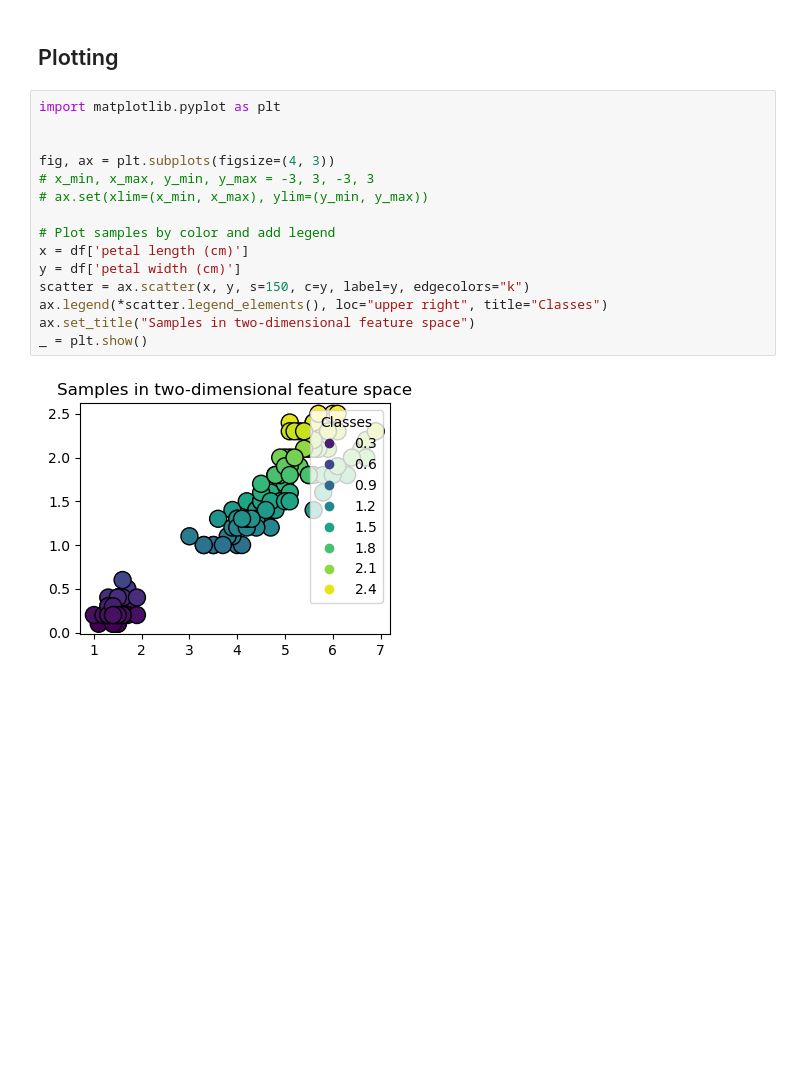
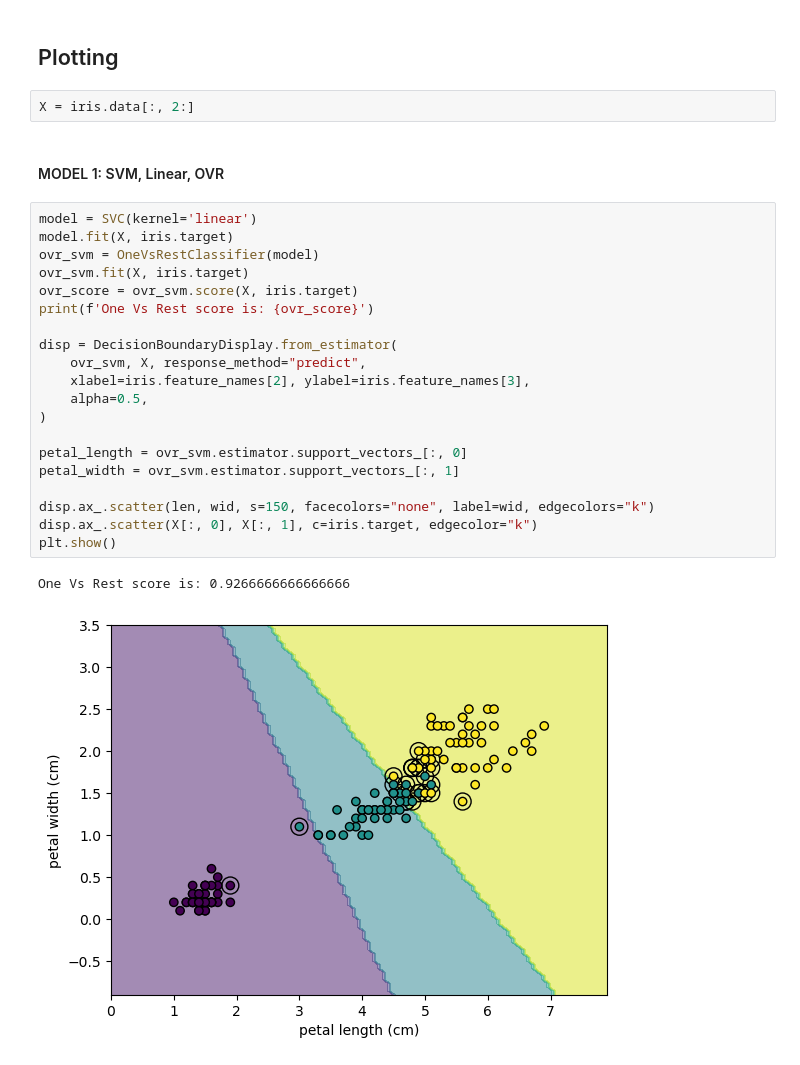
Before and after one commit to ameram/NUT-S1-ML, a Jupyter notebook: HW3/hw3_p2.ipynb, the cells around one changed output. Saved outputs shown, nothing was run; the diff lists cells and outputs as text; blank space fills up the shorter version.

```diff
--- a/HW3/hw3_p2.ipynb
+++ b/HW3/hw3_p2.ipynb
@@ -76,20 +76,30 @@ ovr_svm.score(df.drop('target', axis=1), df.target)
 0.9866666666666667
 # %% [markdown]
 ## Plotting
-# %%
-import matplotlib.pyplot as plt
-
-
-fig, ax = plt.subplots(figsize=(4, 3))
-# x_min, x_max, y_min, y_max = -3, 3, -3, 3
-# ax.set(xlim=(x_min, x_max), ylim=(y_min, y_max))
-
-# Plot samples by color and add legend
-x = df['petal length (cm)']
-y = df['petal width (cm)']
-scatter = ax.scatter(x, y, s=150, c=y, label=y, edgecolors="k")
-ax.legend(*scatter.legend_elements(), loc="upper right", title="Classes")
-ax.set_title("Samples in two-dimensional feature space")
-_ = plt.show()
-# %% [output]
-[figure, removed]
+# %%
+X = iris.data[:, 2:]
+# %% [markdown]
+#### MODEL 1: SVM, Linear, OVR
+# %%
+model = SVC(kernel='linear')
+model.fit(X, iris.target)
+ovr_svm = OneVsRestClassifier(model)
+ovr_svm.fit(X, iris.target)
+ovr_score = ovr_svm.score(X, iris.target)
+print(f'One Vs Rest score is: {ovr_score}')
+
+disp = DecisionBoundaryDisplay.from_estimator(
+    ovr_svm, X, response_method="predict",
+    xlabel=iris.feature_names[2], ylabel=iris.feature_names[3],
+    alpha=0.5,
+)
+
+petal_length = ovr_svm.estimator.support_vectors_[:, 0]
+petal_width = ovr_svm.estimator.support_vectors_[:, 1]
+
+disp.ax_.scatter(len, wid, s=150, facecolors="none", label=wid, edgecolors="k")
+disp.ax_.scatter(X[:, 0], X[:, 1], c=iris.target, edgecolor="k")
+plt.show()
+# %% [output]
+One Vs Rest score is: 0.9266666666666666
+[figure, added]
```
Also changed, not shown: parts of 7 cells of this notebook, 3 other files.
